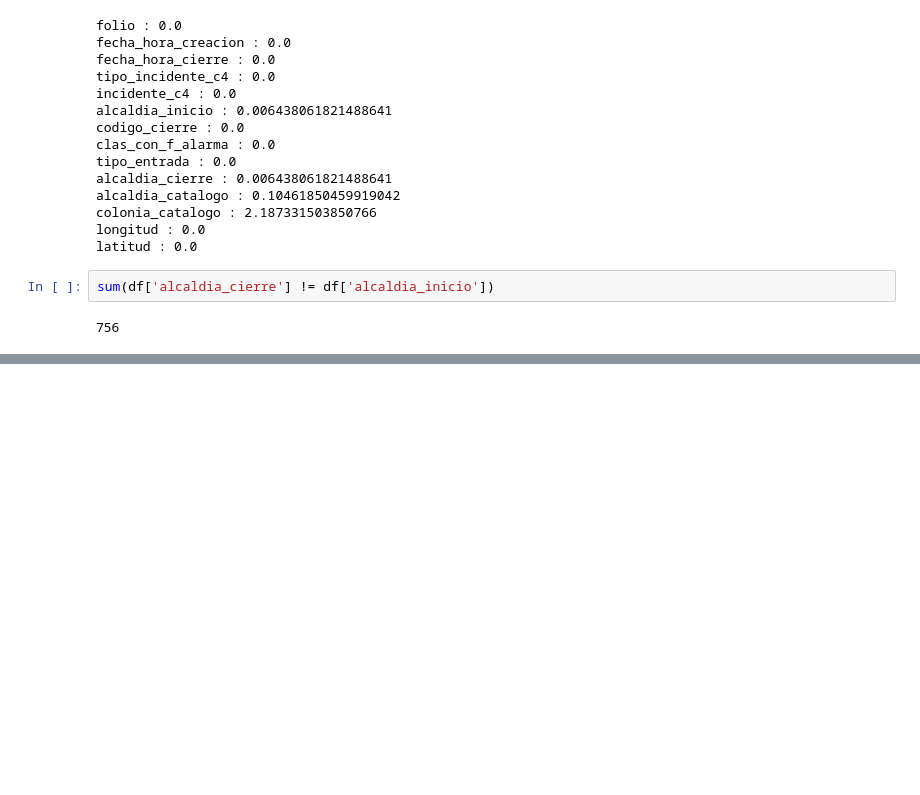
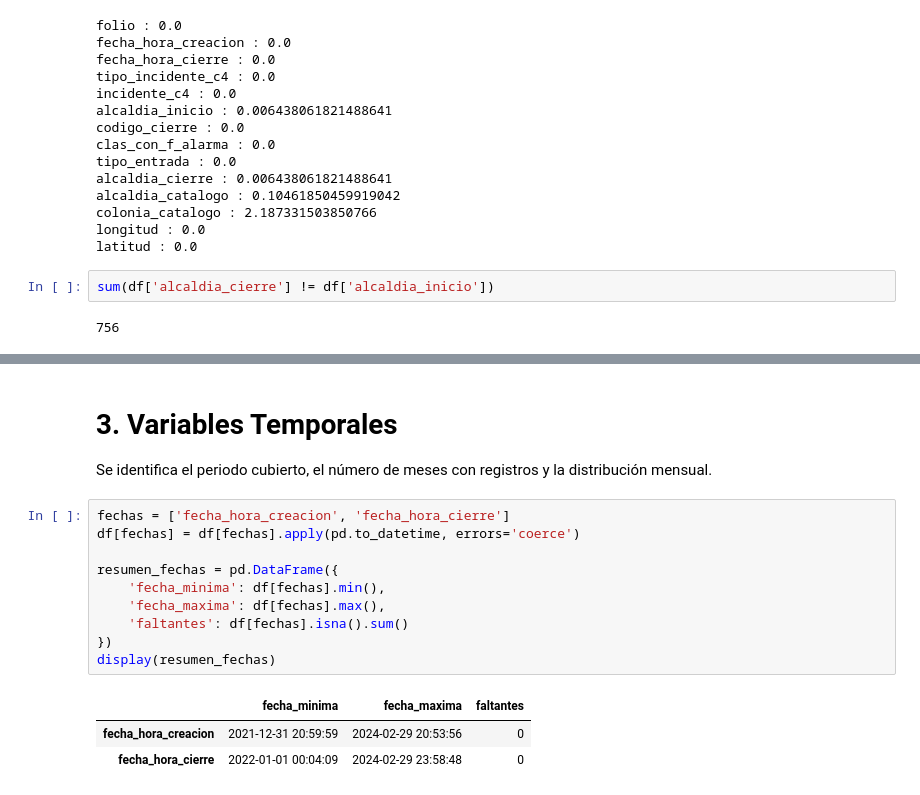
Before and after one commit to JafetR19/ds-project-team1-CGNR-JASR, a Jupyter notebook: notebooks/nb01_estructura_perfilado.ipynb, the cells around one changed output, grey strips where cells are left out. Drawn from its saved outputs; the diff is of its cells as text; blank space fills up the shorter version.

Commit message:
5.4 Data Profiling y últimos ajustes en otras secciones

```diff
--- a/notebooks/nb01_estructura_perfilado.ipynb
+++ b/notebooks/nb01_estructura_perfilado.ipynb
@@ -607,0 +814,18 @@ sum(df['alcaldia_cierre'] != df['alcaldia_inicio'])
+# %% [markdown]
+# 3. Variables Temporales
+
+Se identifica el periodo cubierto, el número de meses con registros y la distribución mensual.
+# %%
+fechas = ['fecha_hora_creacion', 'fecha_hora_cierre']
+df[fechas] = df[fechas].apply(pd.to_datetime, errors='coerce')
+
+resumen_fechas = pd.DataFrame({
+    'fecha_minima': df[fechas].min(),
+    'fecha_maxima': df[fechas].max(),
+    'faltantes': df[fechas].isna().sum()
+})
+display(resumen_fechas)
+# %% [output]
+|  | fecha_minima | fecha_maxima | faltantes |
+| fecha_hora_creacion | 2021-12-31 20:59:59 | 2024-02-29 20:53:56 | 0 |
+| fecha_hora_cierre | 2022-01-01 00:04:09 | 2024-02-29 23:58:48 | 0 |
```
Also changed, not shown: parts of 21 cells of this notebook.
